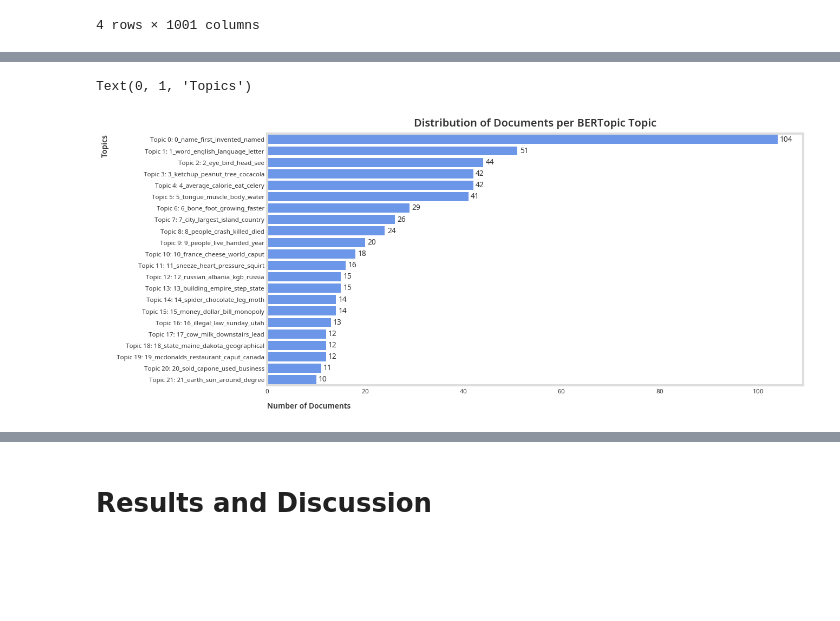
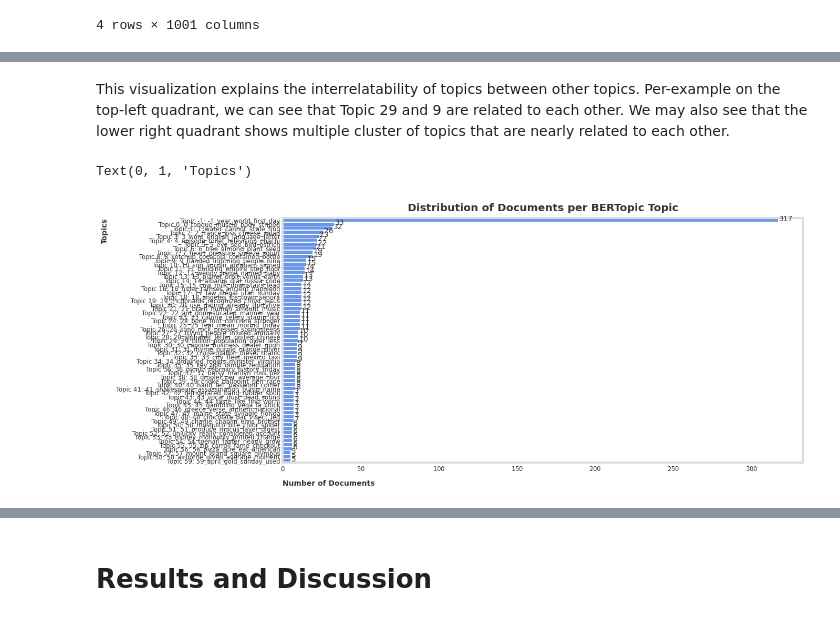
Before and after one commit to iragca/pit-predictive-analysis, a Jupyter notebook: notebooks/1.0-random-useless-facts.ipynb, the cells around one changed output, grey strips where cells are left out. Cells and saved outputs as stored; diff of their text form; code cells hidden in the pictures; blank space fills up the shorter version.

```diff
--- a/notebooks/1.0-random-useless-facts.ipynb
+++ b/notebooks/1.0-random-useless-facts.ipynb
@@ -803,4 +807,13 @@ from sentence_transformers import SentenceTransformer
 # %%
 embedding_model = SentenceTransformer("all-mpnet-base-v2")
 
-model = BERTopic(embedding_model=embedding_model)
+umap_model = umap.UMAP(random_state=RANDOM_STATE)
+hdbscan_model = hdbscan.HDBSCAN(prediction_data=True)
+
+model = BERTopic(
+    embedding_model=embedding_model,
+    umap_model=umap_model,
+    hdbscan_model=hdbscan_model
+)
+
+#for consistency, we set the random state of UMAP to 42.
@@ -834,26 +847,28 @@ model.visualize_topics()
+# %% [markdown]
+This visualization explains the interrelatability of topics between other topics. Per-example on the top-left quadrant, we can see that Topic 29 and 9 are related to each other. We may also see that the lower right quadrant shows multiple cluster of topics that are nearly related to each other.
 # %%
 # Get topic information and count documents per topic
 topic_counts = model.get_topic_info()
-# Filter out the -1 topic (outliers) if needed, or keep it
-topic_counts = topic_counts[topic_counts['Topic'] != -1].copy().sort_values(by='Count', ascending=False)
+# Keep all topics, including the -1 topic (outliers)
+topic_counts = topic_counts.copy().sort_values(by='Count', ascending=False)
 topic_counts['Count'] = topic_counts['Count'].astype(int)
 
 # Prepare data for pie chart
 pie_labels = [f"Topic {row.Topic}: {row.Name}" for idx, row in topic_counts.iterrows()]
 pie_values = topic_counts['Count'].values
 
 plt.figure(figsize=(12, 6))
 sns.barplot(
     x=pie_values,
     y=pie_labels,
     orient='h'
 )
 for i, v in enumerate(pie_values):
     plt.text(v + 0.5 , i + 0.15, f"{v}", color=Color.SOFT_BLACK.value, ha='left')
 
 plt.title('Distribution of Documents per BERTopic Topic')
 plt.xlabel('Number of Documents')
 plt.ylabel('Topics')
 # %% [output]
 Text(0, 1, 'Topics')
-[figure, old version]
+[figure, new version]
```
Also changed, not shown: parts of 22 cells of this notebook.
